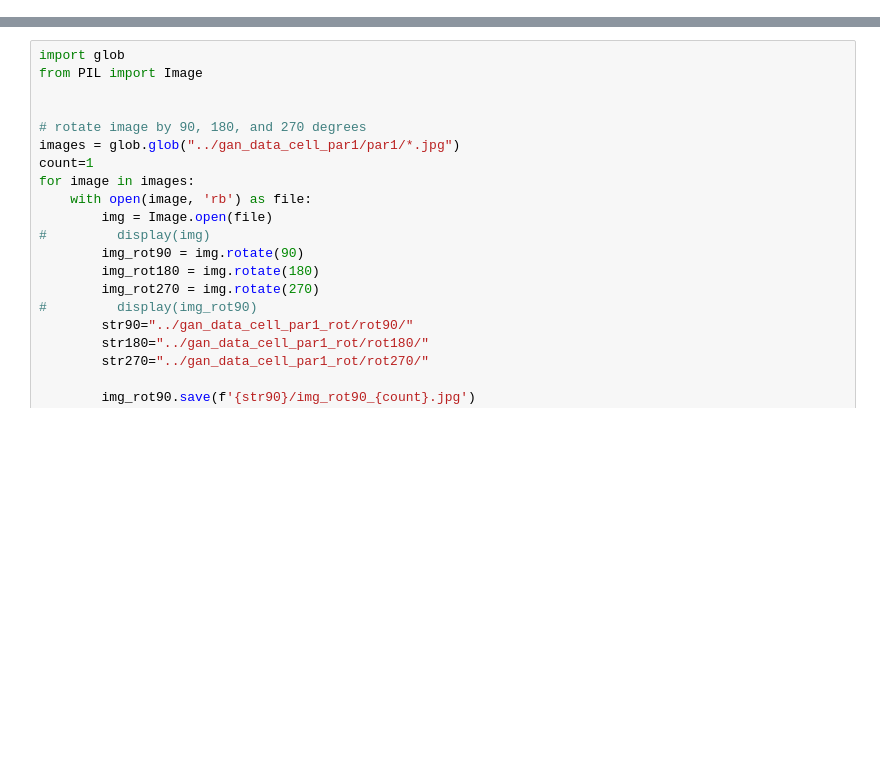
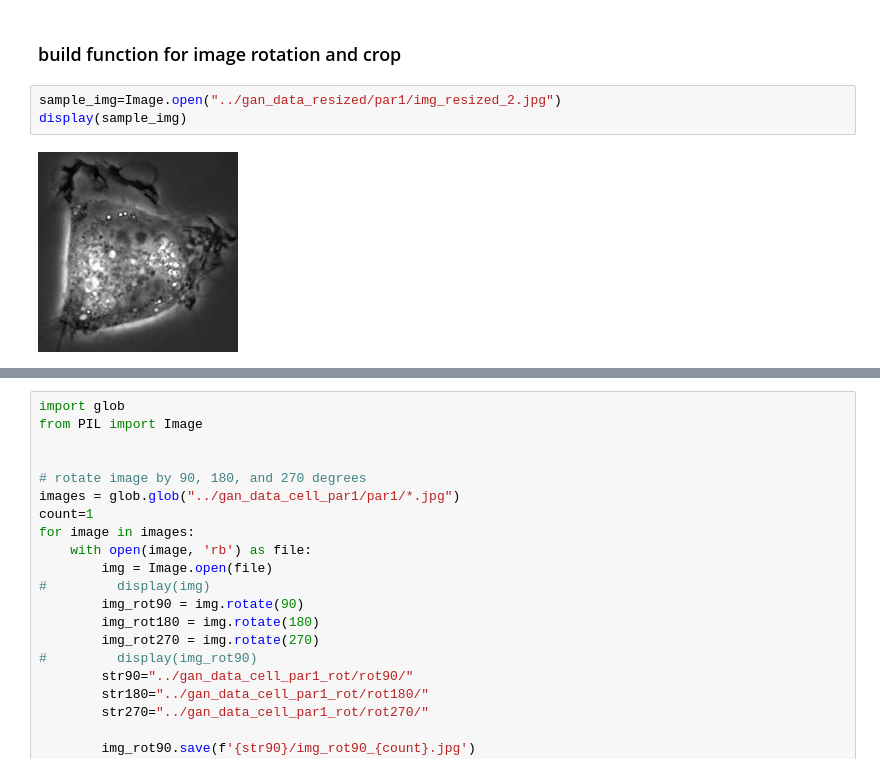
Before and after one commit to caocao0525/CellGAN, a Jupyter notebook: image_rotation_test.ipynb, the cells around one changed output, grey strips where cells are left out. Saved outputs shown, nothing was run; the diff lists cells and outputs as text; blank space fills up the shorter version.

```diff
--- a/image_rotation_test.ipynb
+++ b/image_rotation_test.ipynb
@@ -6,0 +36,7 @@ import numpy as np
+# %% [markdown]
+### build function for image rotation and crop
+# %%
+sample_img=Image.open("../gan_data_resized/par1/img_resized_2.jpg")
+display(sample_img)
+# %% [output]
+[figure, added]
```
Also changed, not shown: parts of 21 cells of this notebook.
